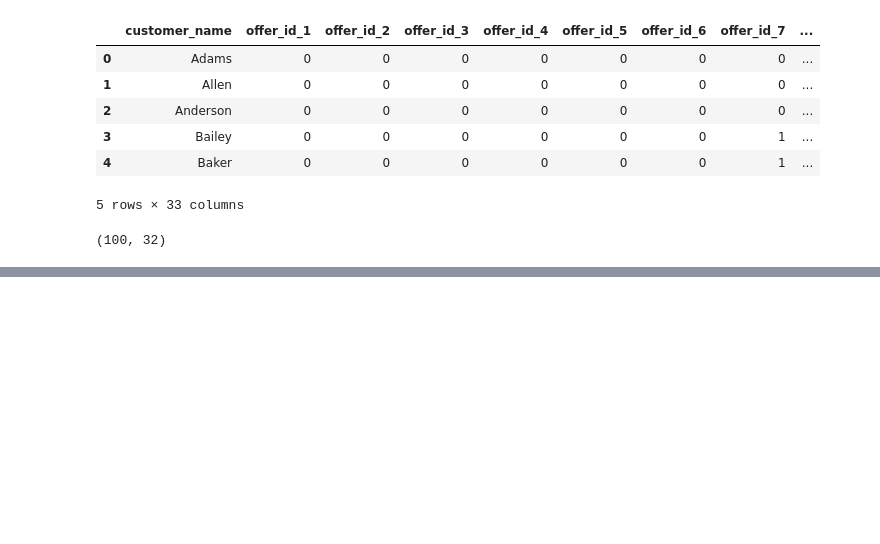
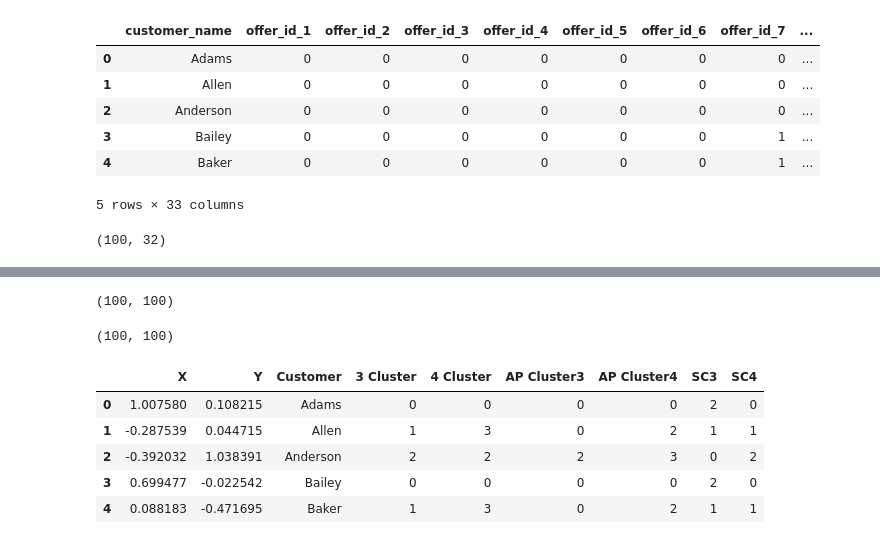
Before and after one commit to jharvey407/ClusteringCaseStudy, a Jupyter notebook: Clustering Case Study - Customer Segmentation with K-Means - Tier 3.ipynb, the cells around one changed output, grey strips where cells are left out. Saved outputs shown, nothing was run; the diff lists cells and outputs as text; code cells hidden in the pictures; blank space fills up the shorter version.

```diff
--- a/Clustering Case Study - Customer Segmentation with K-Means - Tier 3.ipynb
+++ b/Clustering Case Study - Customer Segmentation with K-Means - Tier 3.ipynb
@@ -896,0 +874,6 @@ plt.scatter(X, Y, c=cluster);
+# %%
+# Predict to produce cluster labels
+P = afprop.predict(x_cols)
+
+principalDf['AP Cluster3'] = P
+principalDf.head()
@@ -896,0 +887,8 @@ plt.scatter(X, Y, c=cluster);
+# %%
+# Fit affinity propagation to find 4 clusters
+afprop = AffinityPropagation(damping=0.9, preference=-20, random_state=rs)
+afprop.fit(x_cols)
+cluster_center_indices = afprop.cluster_centers_indices_
+n_clusters = len(cluster_center_indices)
+print(n_clusters, 'Clusters')
+cluster_centers = afprop.cluster_centers_
@@ -896,0 +937,15 @@ plt.scatter(X, Y, c=cluster);
+# %%
+# Create an affinity matrix to use later for spectral clustering
+
+mat = afprop.affinity_matrix_
+mat.shape
+# %% [output]
+(100, 100)
+# %%
+from sklearn.preprocessing import MinMaxScaler
+
+scaler = MinMaxScaler()
+smat = scaler.fit_transform(mat)
+smat.shape
+# %% [output]
+(100, 100)
@@ -896,0 +957,12 @@ plt.scatter(X, Y, c=cluster);
+# %%
+s_cluster = SpectralClustering(n_clusters=4).fit_predict(x_cols)
+principalDf['SC4'] = s_cluster
+
+principalDf.head()
+# %% [output]
+|  | X | Y | Customer | 3 Cluster | 4 Cluster | AP Cluster3 | AP Cluster4 | SC3 | SC4 |
+| 0 | 1.007580 | 0.108215 | Adams | 0 | 0 | 0 | 0 | 2 | 0 |
+| 1 | -0.287539 | 0.044715 | Allen | 1 | 3 | 0 | 2 | 1 | 1 |
+| 2 | -0.392032 | 1.038391 | Anderson | 2 | 2 | 2 | 3 | 0 | 2 |
+| 3 | 0.699477 | -0.022542 | Bailey | 0 | 0 | 0 | 0 | 2 | 0 |
+| 4 | 0.088183 | -0.471695 | Baker | 1 | 3 | 0 | 2 | 1 | 1 |
```
Also changed, not shown: parts of 98 cells of this notebook.
